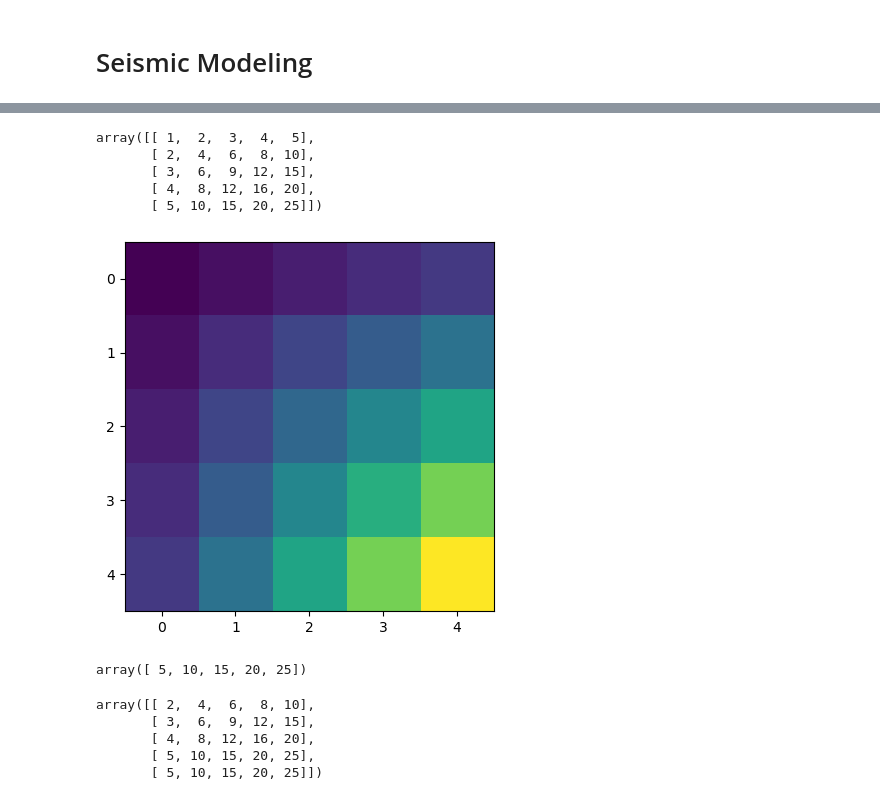
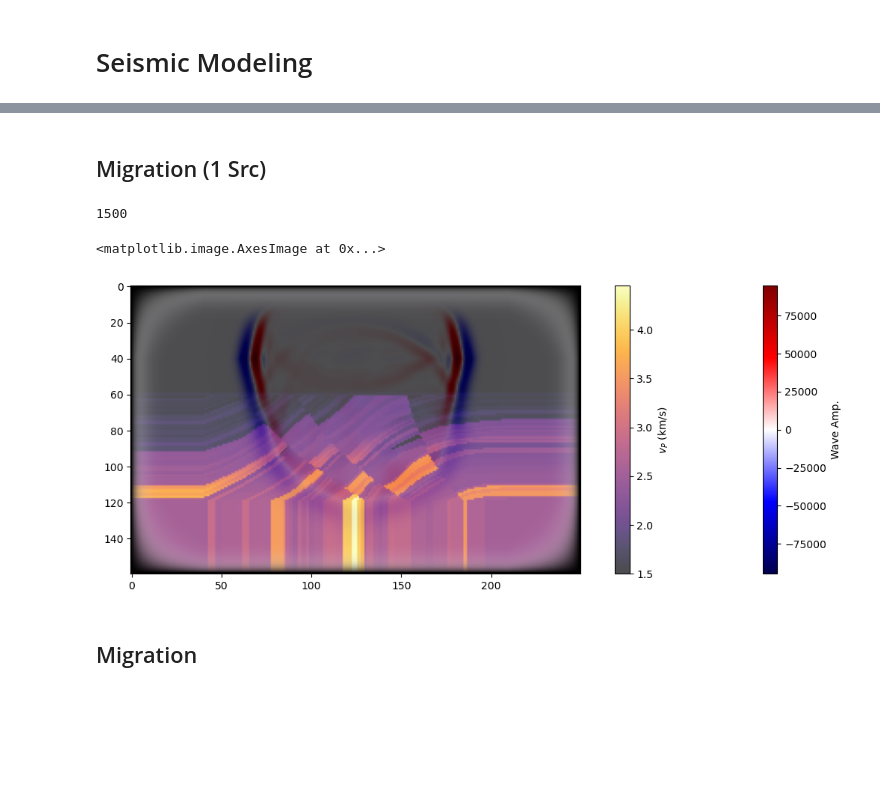
Before and after one commit to alphanumeric-username/geod67-project, a Jupyter notebook: seismic_modeling.ipynb, the cells around one changed output, grey strips where cells are left out. Drawn from its saved outputs; the diff is of its cells as text; code cells hidden in the pictures; blank space fills up the shorter version.

```diff
--- a/seismic_modeling.ipynb
+++ b/seismic_modeling.ipynb
@@ -97,23 +130,28 @@ plt.colorbar(label='Damp')
-# %%
-A = np.array([ (np.arange(5) + 1) * (i + 1) for i in range(5) ])
-plt.imshow(A)
-A
-# %% [output]
-array([[ 1,  2,  3,  4,  5],
-       [ 2,  4,  6,  8, 10],
-       [ 3,  6,  9, 12, 15],
-       [ 4,  8, 12, 16, 20],
-       [ 5, 10, 15, 20, 25]])
-[figure, removed]
-# %%
-A[-1, :]
-# %% [output]
-array([ 5, 10, 15, 20, 25])
-# %%
-fd.shift2d(A, 1, 0)
-# %% [output]
-array([[ 2,  4,  6,  8, 10],
-       [ 3,  6,  9, 12, 15],
-       [ 4,  8, 12, 16, 20],
-       [ 5, 10, 15, 20, 25],
-       [ 5, 10, 15, 20, 25]])
+# %% [markdown]
+## Migration (1 Src)
+# %%
+apT = ap.adjoint_parameters()
+# %%
+opT = ForwardOperator(apT, damp_mask)
+# %%
+v_history = opT.forward(vp, True)
+# %%
+len(v_history)
+# %% [output]
+1500
+# %%
+idx = 600
+vmax = np.abs(v_history[idx]).max()
+plt.figure(figsize=(15,5))
+plt.imshow(v_history[idx].T - np.median(v_history[idx]), cmap='seismic', vmax=vmax , vmin=-vmax)
+# plt.imshow(u_history[idx].T - u_history[idx-1].T, cmap='seismic', vmax=vmax , vmin=-vmax)
+plt.colorbar(label='Wave Amp.')
+plt.imshow(vp.data.T, cmap='inferno', alpha=0.7, vmin = vp.data.min(), vmax=vp.data.max())
+plt.colorbar(label='$v_P$ (km/s)')
+plt.imshow(1-damp_mask.T, cmap='grey', alpha=damp_mask.T)
+
+# plt.scatter
+# plt.colorbar(label='$v_P$ (km/s)')
+# %% [output]
+<matplotlib.image.AxesImage at 0x...>
+[figure, added]
@@ -119,0 +168,2 @@ array([[ 2,  4,  6,  8, 10],
+# %% [markdown]
+## Migration
```
Also changed, not shown: parts of 23 cells of this notebook, 7 other files.
